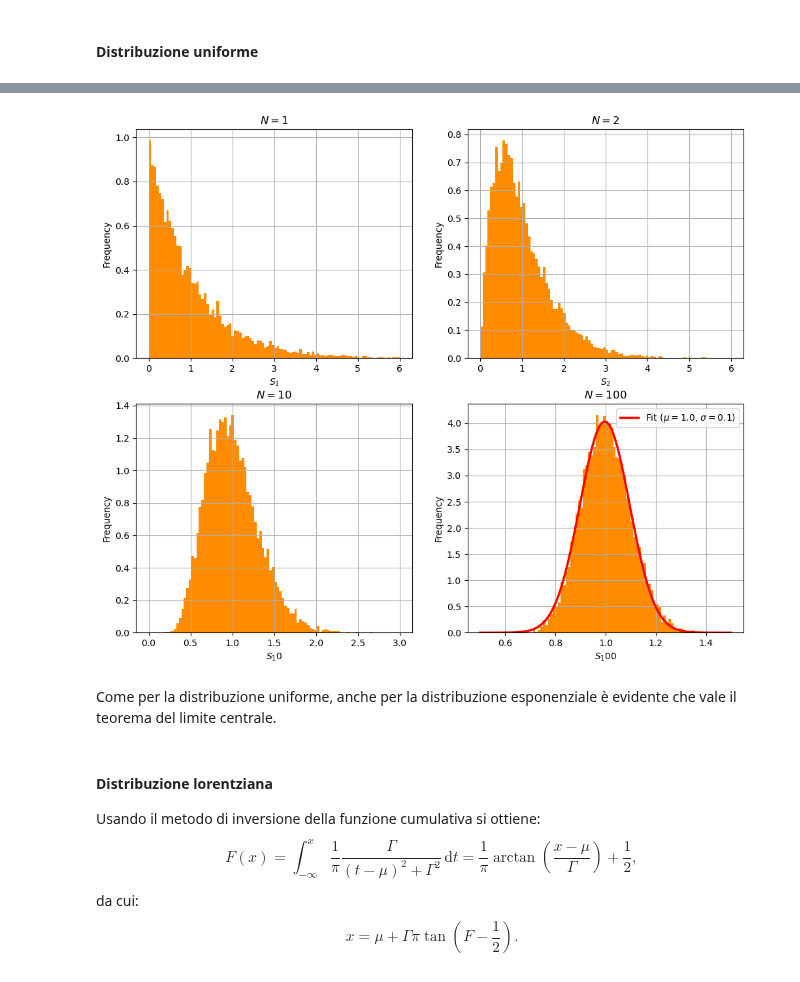
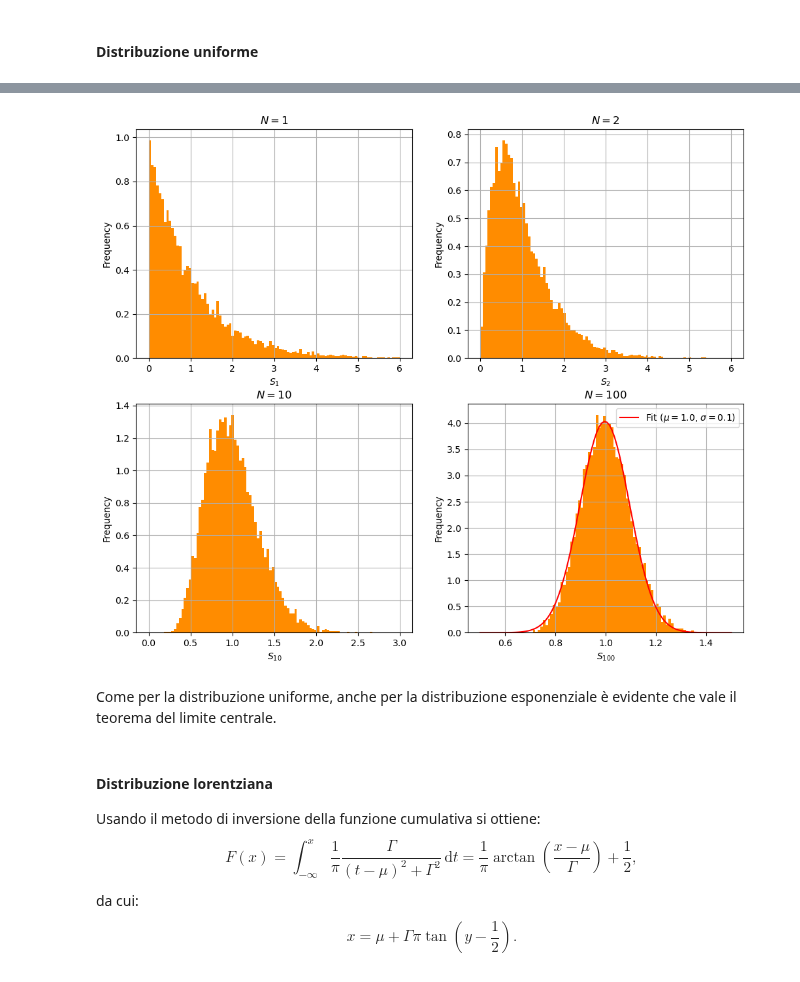
Before and after one commit to matteopicciolini/Numeric-Simulation-Laboratory, a Jupyter notebook: JupyterNotebooks/Exercises_01.ipynb, the cells around one changed output, grey strips where cells are left out. Saved outputs shown, nothing was run; the diff lists cells and outputs as text; code cells hidden in the pictures.

```diff
--- a/JupyterNotebooks/Exercises_01.ipynb
+++ b/JupyterNotebooks/Exercises_01.ipynb
@@ -252,50 +270,50 @@ plt.grid()
 plt.ylabel("Frequency")
 plt.title("$N=1$")
 plt.xlabel("$S_1$")
 
 plt.subplot(2,2,2)
 n, bins, patches = plt.hist(Exp_2, n_bins, range = (0,6), density = True, color = 'darkorange')
 plt.grid()
 plt.ylabel("Frequency")
 plt.title("$N=2$")
 plt.xlabel("$S_2$")
 
 plt.subplot(2,2,3)
 n, bins, patches = plt.hist(Exp_3, n_bins, range = (0,3), density = True, color = 'darkorange')
 plt.grid()
 plt.ylabel("Frequency")
-plt.xlabel("$S_10$")
+plt.xlabel("$S_{10}$")
 plt.title("$N=10$")
 
 plt.subplot(2,2,4)
 n, bins, patches = plt.hist(Exp_4, n_bins, range = (0.5,1.5), density = True, color = 'darkorange')
 plt.grid()
 plt.ylabel("Frequency")
-plt.xlabel("$S_100$")
+plt.xlabel("$S_{100}$")
 plt.title("$N=100$")
 
 #fit
-bins = np.linspace(0.5,1.5, 10001)
-data_entries, bins = np.histogram(Exp_4, bins=bins, density = True)
-binscenters = np.array([0.5 * (bins[i] + bins[i+1]) for i in range(len(bins)-1)])
-popt, pcov = curve_fit(gauss, xdata=binscenters, ydata=data_entries)
-xspace = np.linspace(0.5,1.5,100)
+bins = np.linspace(0.5, 1.5, 10001)
+data_entries, bins = np.histogram(Exp_4, bins = bins, density = True)
+binscenters = np.array([0.5 * (bins[i] + bins[i + 1]) for i in range(len(bins)-1)])
+popt, pcov = curve_fit(gauss, xdata = binscenters, ydata = data_entries)
+xspace = np.linspace(0.5, 1.5, 100)
 y_fit = gauss(xspace, popt[0], popt[1])
 
 #plot fit
-lab ='Fit ($\mu=$' + str(round(popt[0],2)) + ', $\sigma=$' + str(round(popt[1],2)) + ')'
-plt.plot(xspace, y_fit, color='red', linewidth = 2.5, label = lab)
+lab ='Fit ($\mu=$' + str(round(popt[0], 2)) + ', $\sigma=$' + str(round(popt[1], 2)) + ')'
+plt.plot(xspace, y_fit, color = 'red', label = lab)
 plt.legend()
 plt.show()
 # %% [output]
-[figure, old version]
+[figure, new version]
 # %% [markdown]
 Come per la distribuzione uniforme, anche per la distribuzione esponenziale è evidente che vale il teorema del limite centrale.
 # %% [markdown]
 #### Distribuzione lorentziana
 Usando il metodo di inversione della funzione cumulativa si ottiene:
 $$F(x) = \int_{-\infty}^{x} \frac{1}{\pi}\frac{\Gamma}{\left(t-\mu\right)^2+\Gamma^2}\, \mbox{d}t =\frac{1}{\pi} \arctan{\left(\frac{x-\mu}{\Gamma}\right)}+\frac{1}{2},$$ da cui:
-$$x= \mu +\Gamma \pi \tan{\left(F-\frac{1}{2}\right)}. $$
+$$x= \mu +\Gamma \pi \tan{\left(y-\frac{1}{2}\right)}. $$
 # %%
 # defining the fitting function
 def lorentz(x, gamma, x0):
```
Also changed, not shown: parts of 28 cells of this notebook, 3 other files.
